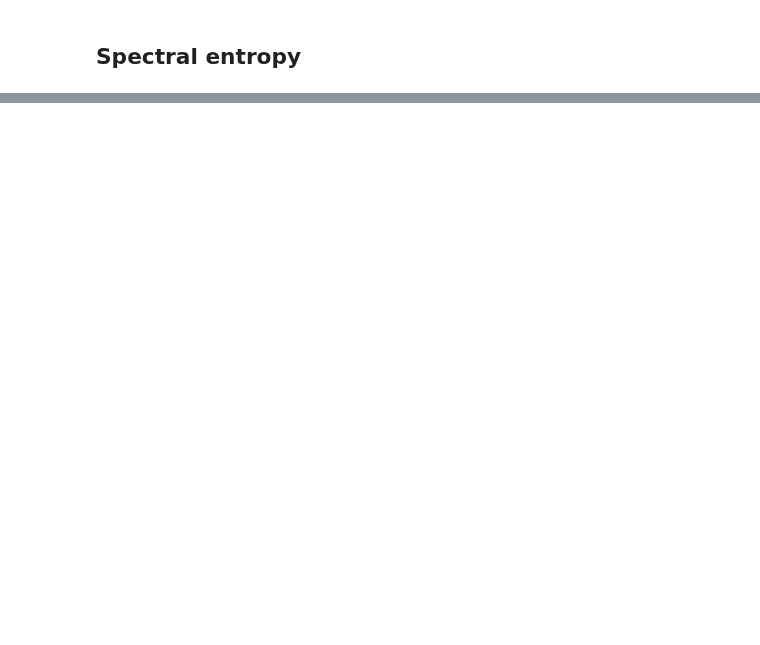
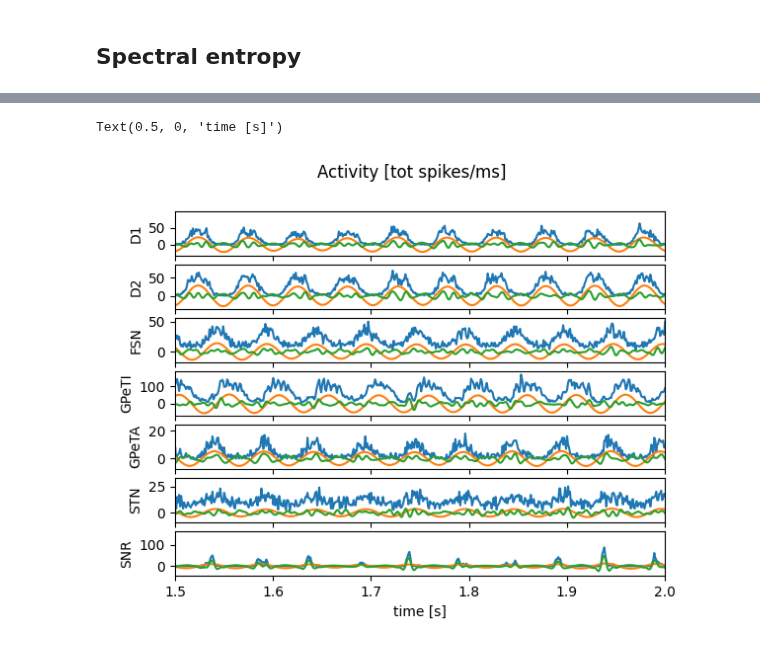
Before and after one commit to djanloo/quilt, a Jupyter notebook: basal_ganglia.ipynb, the cells around one changed output, grey strips where cells are left out. Cells and saved outputs as stored; diff of their text form; code cells hidden in the pictures; blank space fills up the shorter version.

Commit message:
bee gees: trials

```diff
--- a/basal_ganglia.ipynb
+++ b/basal_ganglia.ipynb
@@ -312,7 +295,7 @@ def build_network(D1_freq = 1120, D2_freq = 972.972):
     catalogue = NeuronCatalogue.from_yaml("tests/basal_ganglia_neurons.yaml")
     sn = SpikingNetwork.from_yaml("tests/basal_ganglia_network.yaml", catalogue)
 
-    sn.rescale_populations(1)
+    sn.rescale_populations(0.2)
     sn.rescale_connectivity(1)
     sn.rescale_weights(1.17)
     sn.rescale_delays(1)
@@ -431,0 +453,5 @@ plt.legend()
+# %%
+set_verbosity(0)
+
+study_entropy2 = optuna.create_study(direction = 'minimize', study_name="entropy2")
+study_entropy2.optimize(optimize_spectral_entropy_2, n_trials = 250, n_jobs = 3, catch=(RuntimeError))
@@ -431,0 +479,10 @@ plt.legend()
+# %%
+set_verbosity(1)
+best_params = study_entropy2.best_params
+
+print(best_params)
+print(study_entropy2.best_value)
+
+sn = build_network(**best_params)
+
+sn.run(dt=0.1, time=8000)
@@ -431,0 +507,18 @@ plt.legend()
+# %%
+fig, axes = plt.subplots(len(sn.populations), 1, sharex=True)
+binned_spikes= dict()
+pop = "D1"
+for ax, pop in zip(axes, sn.populations):
+    binned_spikes[pop] = bin_spikes(sn.populations[pop].get_data()['spikes'])
+    tt = np.linspace(0, 8, len(binned_spikes[pop]))
+    ax.plot(tt, binned_spikes[pop])
+    ax.plot(tt, bandpass(binned_spikes[pop], [12, 24], 1000), label="beta")
+    ax.plot(tt, bandpass(binned_spikes[pop], [30, 140], 1000), label="gamma")
+    ax.set_ylabel(pop)
+ax.set_xlim(1.5, 2)
+fig.suptitle("Activity [tot spikes/ms]")
+ax.set_xlabel("time [s]")
+# fig.legend()
+# %% [output]
+Text(0.5, 0, 'time [s]')
+[figure, added]
```
Also changed, not shown: parts of 24 cells of this notebook, 2 other files.
